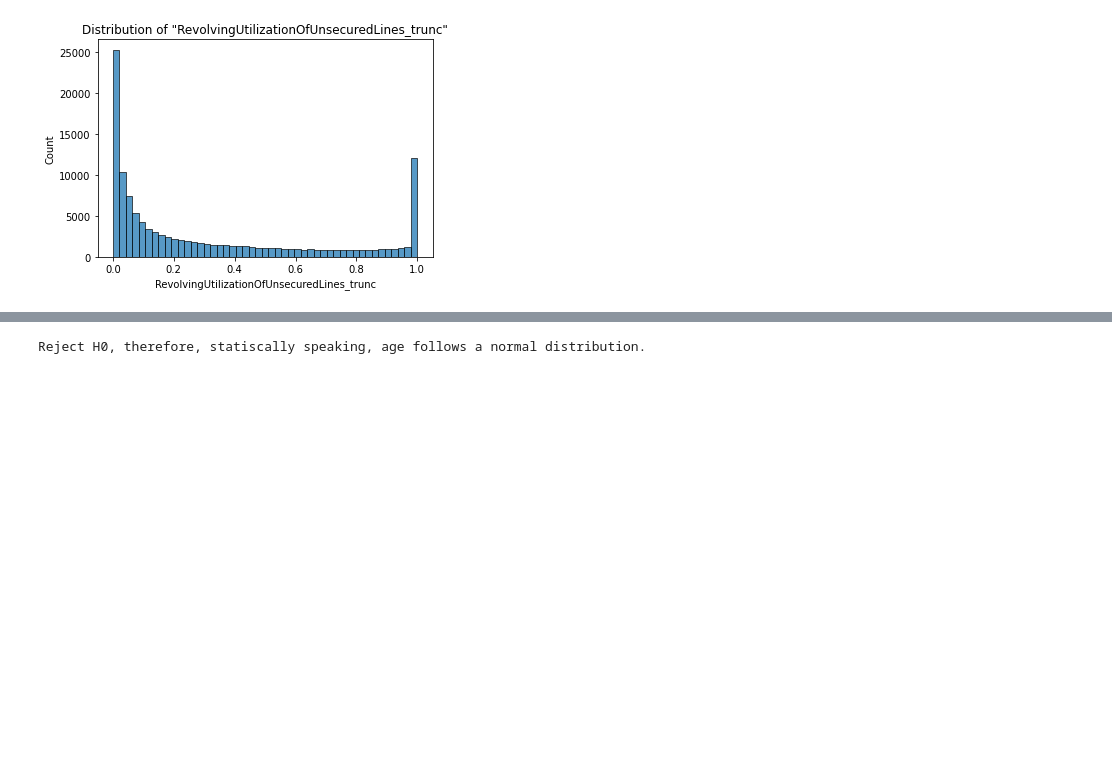
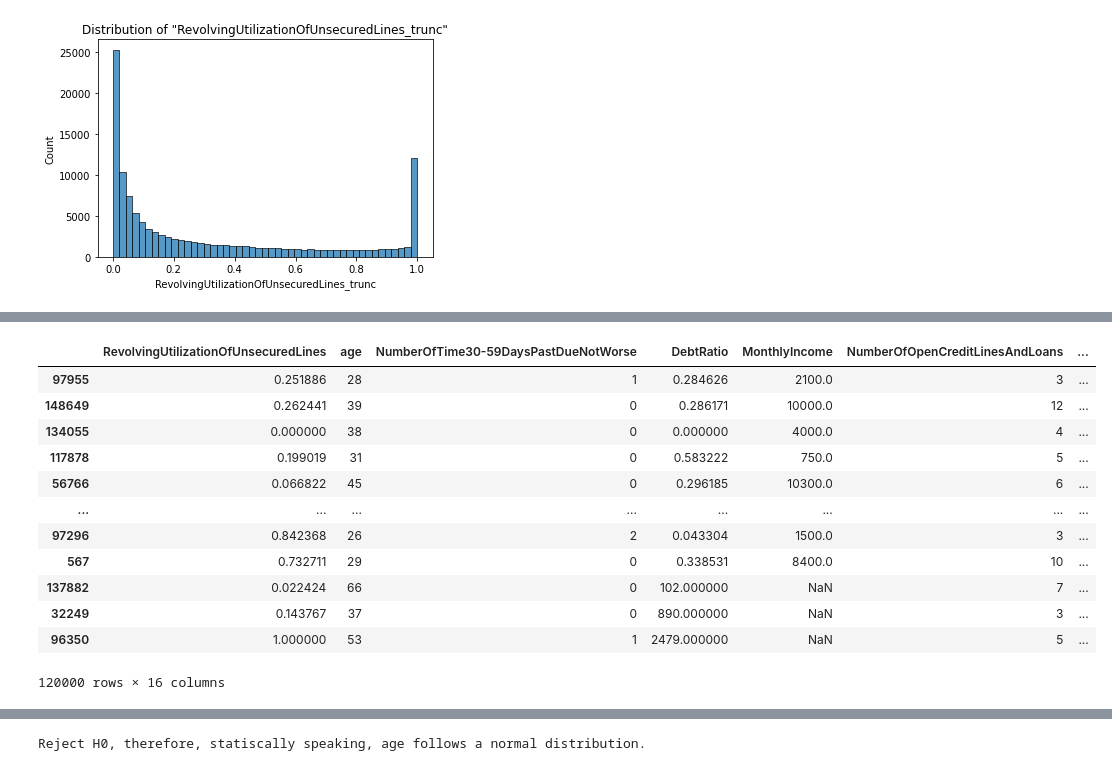
Before and after one commit to rknagao/credit-risk-model, a Jupyter notebook: experiment/eda.ipynb, the cells around one changed output, grey strips where cells are left out. Cells and saved outputs as stored; diff of their text form; code cells hidden in the pictures; blank space fills up the shorter version.

```diff
--- a/experiment/eda.ipynb
+++ b/experiment/eda.ipynb
@@ -222,0 +391,42 @@ Q4 is a relevant condition to increase the default chance.
+# %%
+def feat_eng_non_secure_credit_usage(df):
+    # Truncate to 1.
+    df['RevolvingUtilizationOfUnsecuredLines_trunc'] = np.where(df['RevolvingUtilizationOfUnsecuredLines'] > 1, 1, df['RevolvingUtilizationOfUnsecuredLines'])
+
+    # Create category based on train data.
+    df['RevolvingUtilizationOfUnsecuredLines_trunc_perc'] = np.select(
+        [
+            df['RevolvingUtilizationOfUnsecuredLines_trunc'].between(0, 0.029728),
+            df['RevolvingUtilizationOfUnsecuredLines_trunc'].between(0.029728, 0.154026),
+            df['RevolvingUtilizationOfUnsecuredLines_trunc'].between(0.154027, 0.558113),
+            df['RevolvingUtilizationOfUnsecuredLines_trunc'].between(0.558114, 1),
+        ], ['Q1', 'Q2', 'Q3', 'Q4'], 'error'
+    )
+    try:
+        assert 'error' not in df['RevolvingUtilizationOfUnsecuredLines_trunc_perc']
+    except Exception as e:
+        print(f"Error on credit usage feature engineering: {e}")
+
+    # Dummify.
+    df_nonsecure_credit = pd.get_dummies(data=df[['RevolvingUtilizationOfUnsecuredLines_trunc_perc']], prefix='nonsecure_credit_usage', dtype='int')
+    df_nonsecure_credit = df_nonsecure_credit.drop(columns='nonsecure_credit_usage_Q3')
+
+    df = pd.concat([df, df_nonsecure_credit], axis=1)
+    df = df.drop(columns='RevolvingUtilizationOfUnsecuredLines_trunc_perc')
+    return df
+
+feat_eng_non_secure_credit_usage(df_train)
+# %% [output]
+|  | RevolvingUtilizationOfUnsecuredLines | age | NumberOfTime30-59DaysPastDueNotWorse | DebtRatio | MonthlyIncome | NumberOfOpenCreditLinesAndLoans | ... |
+| 97955 | 0.251886 | 28 | 1 | 0.284626 | 2100.0 | 3 | ... |
+| 148649 | 0.262441 | 39 | 0 | 0.286171 | 10000.0 | 12 | ... |
+| 134055 | 0.000000 | 38 | 0 | 0.000000 | 4000.0 | 4 | ... |
+| 117878 | 0.199019 | 31 | 0 | 0.583222 | 750.0 | 5 | ... |
+| 56766 | 0.066822 | 45 | 0 | 0.296185 | 10300.0 | 6 | ... |
+| ... | ... | ... | ... | ... | ... | ... | ... |
+| 97296 | 0.842368 | 26 | 2 | 0.043304 | 1500.0 | 3 | ... |
+| 567 | 0.732711 | 29 | 0 | 0.338531 | 8400.0 | 10 | ... |
+| 137882 | 0.022424 | 66 | 0 | 102.000000 | NaN | 7 | ... |
+| 32249 | 0.143767 | 37 | 0 | 890.000000 | NaN | 3 | ... |
+| 96350 | 1.000000 | 53 | 1 | 2479.000000 | NaN | 5 | ... |
+120000 rows × 16 columns
```
Also changed, not shown: parts of 67 cells of this notebook, 4 other files.
